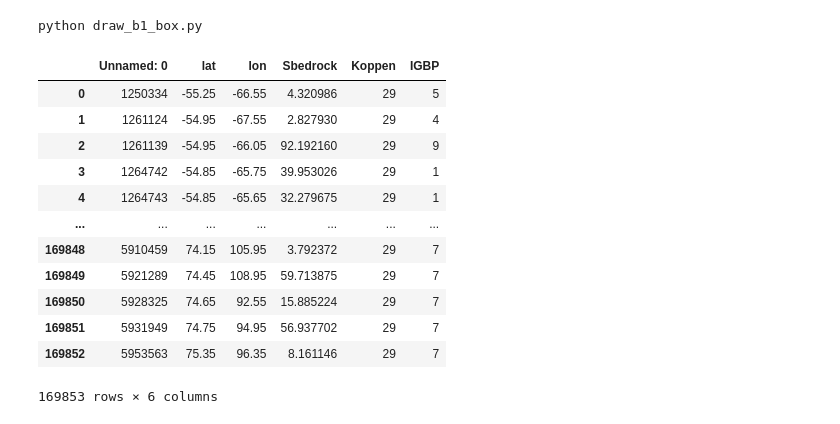
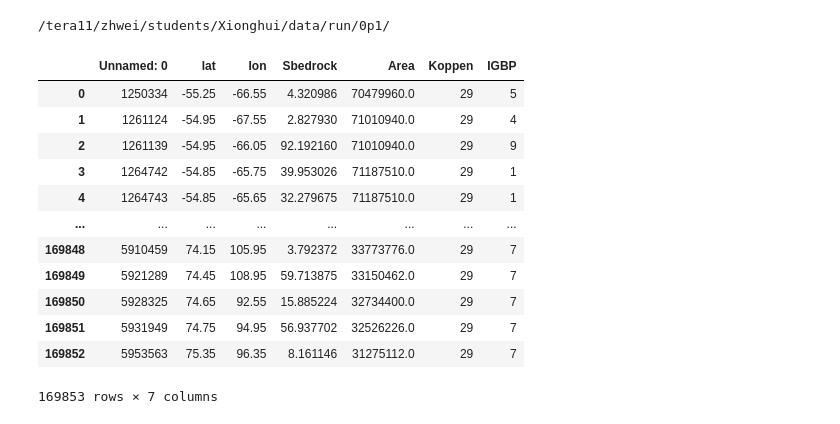
Before and after one commit to xuxh1/Bedrock, a Jupyter notebook: draw/draw_b1_box.ipynb, the cells around one changed output. Drawn from its saved outputs; the diff is of its cells as text; code cells hidden in the pictures.

```diff
--- a/draw/draw_b1_box.ipynb
+++ b/draw/draw_b1_box.ipynb
@@ -1,38 +1,43 @@
 # %%
 import numpy as np
 import pandas as pd
 import seaborn as sns
 import matplotlib.pyplot as plt
 import matplotlib.colors as colors
 from myfunc import timer
 from myfunc import DirMan
 import config
+import matplotlib
+
+pd.set_option('display.max_columns', None)
+font = {'family': 'Times New Roman'}
+matplotlib.rc('font', **font)
 
 resolution = config.resolution
 region     = config.region
 data_path  = config.data_path
 shp_path   = config.shp_path
 fig_path   = config.fig_path
 
-print('python draw_b1_box.py')
+print(data_path)
 
-df = pd.read_csv(f'/tera11/zhwei/students/Xionghui/data/run/0p1/csv/Global_igbp_koppen.csv')
+df = pd.read_csv(f'/tera11/zhwei/students/Xionghui/data/run/{resolution}/csv/Global_igbp_koppen.csv')
 df
 # %% [output]
-python draw_b1_box.py
+/tera11/zhwei/students/Xionghui/data/run/0p1/
-|  | Unnamed: 0 | lat | lon | Sbedrock | Koppen | IGBP |
-| 0 | 1250334 | -55.25 | -66.55 | 4.320986 | 29 | 5 |
-| 1 | 1261124 | -54.95 | -67.55 | 2.827930 | 29 | 4 |
-| 2 | 1261139 | -54.95 | -66.05 | 92.192160 | 29 | 9 |
-| 3 | 1264742 | -54.85 | -65.75 | 39.953026 | 29 | 1 |
-| 4 | 1264743 | -54.85 | -65.65 | 32.279675 | 29 | 1 |
-| ... | ... | ... | ... | ... | ... | ... |
-| 169848 | 5910459 | 74.15 | 105.95 | 3.792372 | 29 | 7 |
-| 169849 | 5921289 | 74.45 | 108.95 | 59.713875 | 29 | 7 |
-| 169850 | 5928325 | 74.65 | 92.55 | 15.885224 | 29 | 7 |
-| 169851 | 5931949 | 74.75 | 94.95 | 56.937702 | 29 | 7 |
-| 169852 | 5953563 | 75.35 | 96.35 | 8.161146 | 29 | 7 |
+|  | Unnamed: 0 | lat | lon | Sbedrock | Area | Koppen | IGBP |
+| 0 | 1250334 | -55.25 | -66.55 | 4.320986 | 70479960.0 | 29 | 5 |
+| 1 | 1261124 | -54.95 | -67.55 | 2.827930 | 71010940.0 | 29 | 4 |
+| 2 | 1261139 | -54.95 | -66.05 | 92.192160 | 71010940.0 | 29 | 9 |
+| 3 | 1264742 | -54.85 | -65.75 | 39.953026 | 71187510.0 | 29 | 1 |
+| 4 | 1264743 | -54.85 | -65.65 | 32.279675 | 71187510.0 | 29 | 1 |
+| ... | ... | ... | ... | ... | ... | ... | ... |
+| 169848 | 5910459 | 74.15 | 105.95 | 3.792372 | 33773776.0 | 29 | 7 |
+| 169849 | 5921289 | 74.45 | 108.95 | 59.713875 | 33150462.0 | 29 | 7 |
+| 169850 | 5928325 | 74.65 | 92.55 | 15.885224 | 32734400.0 | 29 | 7 |
+| 169851 | 5931949 | 74.75 | 94.95 | 56.937702 | 32526226.0 | 29 | 7 |
+| 169852 | 5953563 | 75.35 | 96.35 | 8.161146 | 31275112.0 | 29 | 7 |
-169853 rows × 6 columns
+169853 rows × 7 columns
 # %%
 ## group together Koppen first and second letter groups
 df_Koppen = df.copy()
```
Also changed, not shown: parts of 8 cells of this notebook, 19 other files.
